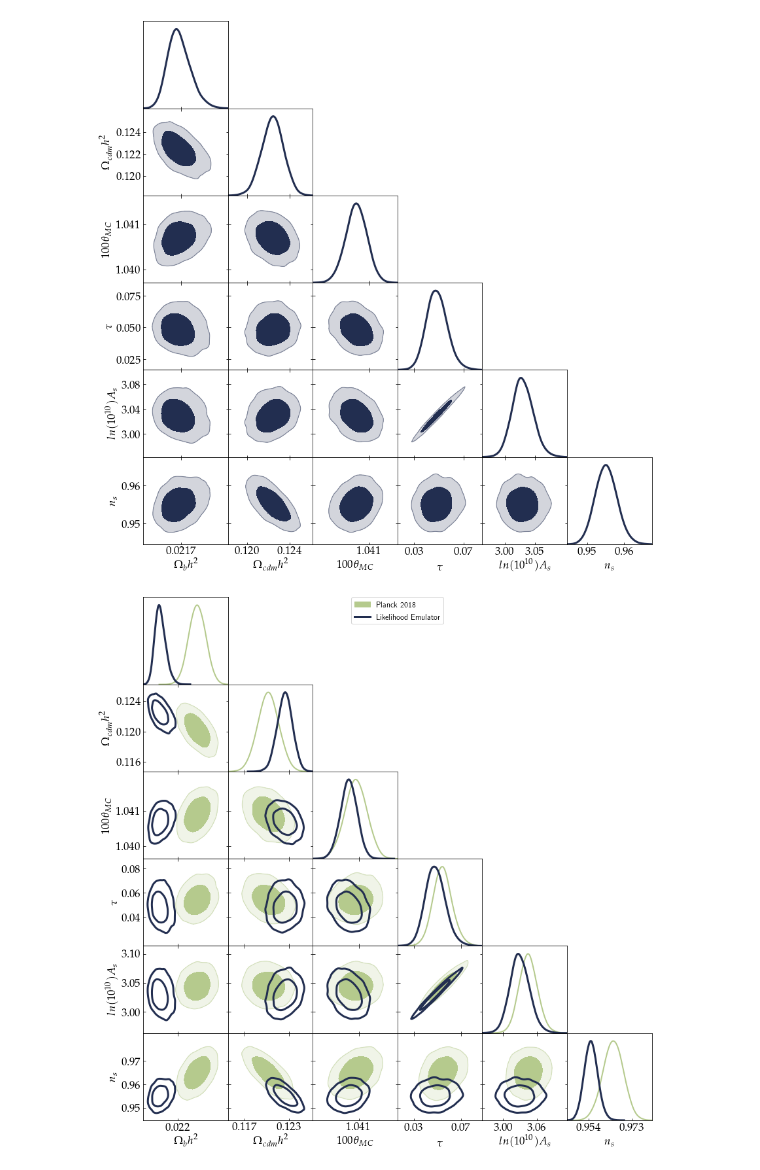
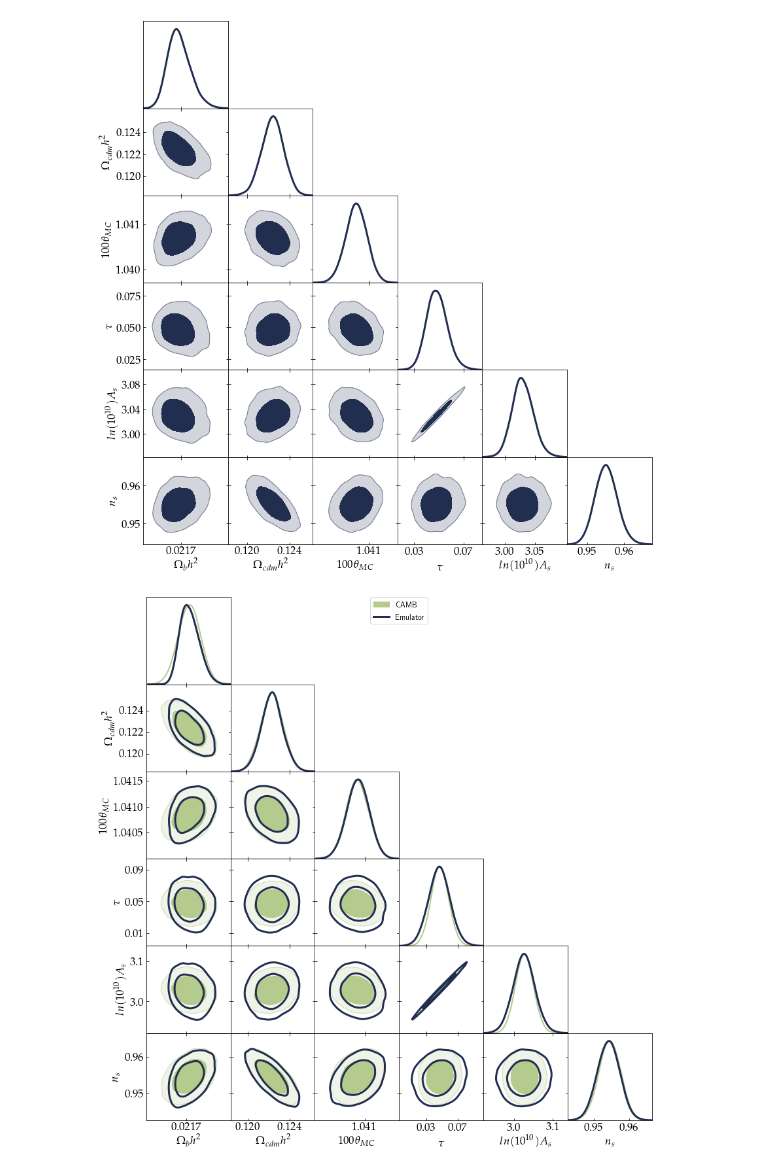
Before and after one commit to Harry45/emuplanck, a Jupyter notebook: playground.ipynb, the cells around one changed output. Saved outputs shown, nothing was run; the diff lists cells and outputs as text; code cells hidden in the pictures.

```diff
--- a/playground.ipynb
+++ b/playground.ipynb
@@ -692,3 +723,13 @@ Difference in log-L     : -0.883
 samples_3 = MCSamples(samples=flat_samples,names = names, labels = labels, settings = settings, label = 'Likelihood Emulator')
 # %% [output]
 Removed no burn in
+# %%
+camb_samples_1 = np.loadtxt('samples/camb_samples_1.txt')
+camb_samples_2 = np.loadtxt('samples/camb_samples_2.txt')
+# %%
+samples_gp = pickle_load('samples', 'samples_GP_multivariate_2500_1')
+# %%
+samples_gp_thin = samples_gp.get_chain(discard=100, thin=2, flat=True)
+# %%
+samples_4 = MCSamples(samples=camb_samples_1,names = names, labels = labels, settings = settings, label = 'CAMB')
+samples_5 = MCSamples(samples=samples_gp_thin,names = names, labels = labels, settings = settings, label = 'Emulator')
@@ -743,17 +787,17 @@ plt.show()
 # %%
 G = plots.getSubplotPlotter(subplot_size=2)
 G.settings.solid_contour_palefactor = 0.8
 G.settings.alpha_filled_add = alpha
 G.settings.num_plot_contours = 2
 G.settings.lw_contour = 2
 G.settings.axes_fontsize = 20
 G.settings.lab_fontsize = 20
 G.settings.fontsize = 35 # important for padding in x-axis
 G.settings.legend_fontsize = 15
 samples_1.updateSettings({'contours': [0.68, 0.95]})
 samples_2.updateSettings({'contours': [0.68, 0.95]})
-G.triangle_plot([samples_1, samples_3], filled = [True,False], contour_colors=[c1, c3], contour_lws=[2,3], contour_ls=['-', '-'])
+G.triangle_plot([samples_4, samples_5], filled = [True,False], contour_colors=[c1, c3], contour_lws=[2,3], contour_ls=['-', '-'])
 # plt.savefig('plots/triangle_plot_comparison.pdf', transparent = False, bbox_inches = 'tight')
 plt.show()
 # %% [output]
-[figure, old version]
+[figure, new version]
```
Also changed, not shown: parts of 37 cells of this notebook, 15 other files.
